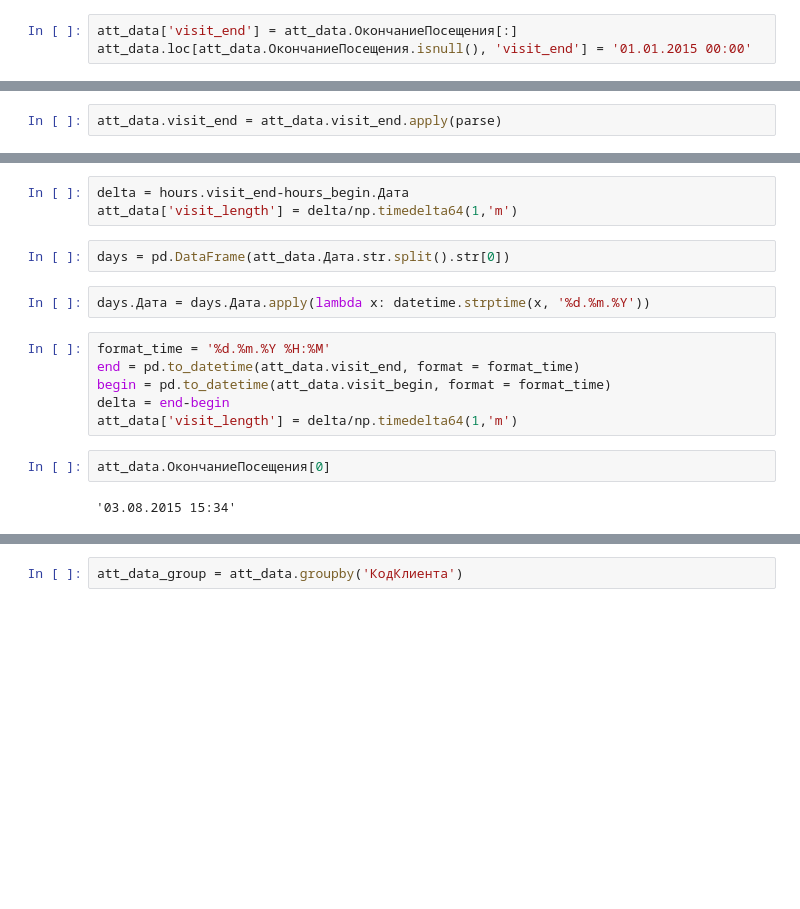
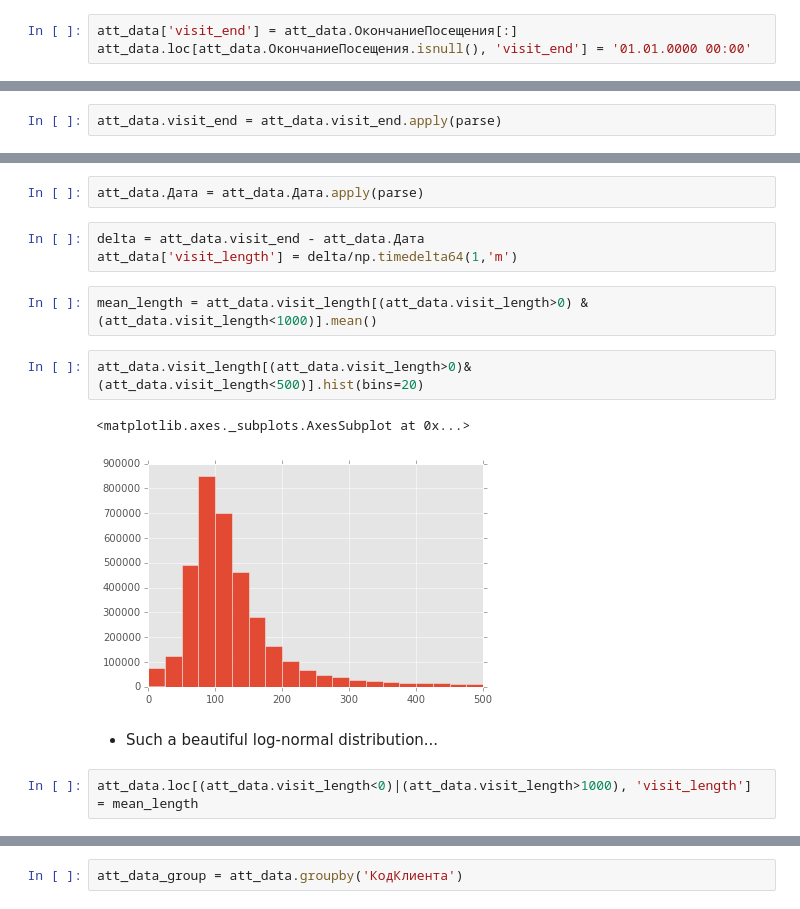
Before and after one commit to DmitrySerg/WorldClass, a Jupyter notebook: WorldClass_DataPrep.ipynb, the cells around one changed output, grey strips where cells are left out. Drawn from its saved outputs; the diff is of its cells as text; blank space fills up the shorter version.

```diff
--- a/WorldClass_DataPrep.ipynb
+++ b/WorldClass_DataPrep.ipynb
@@ -449,6 +454,6 @@ Obvious variable - length of visit
 - What was the day and the month a person attended the gym
 # %%
 att_data['visit_end'] = att_data.ОкончаниеПосещения[:]
-att_data.loc[att_data.ОкончаниеПосещения.isnull(), 'visit_end'] = '01.01.2015 00:00'
+att_data.loc[att_data.ОкончаниеПосещения.isnull(), 'visit_end'] = '01.01.0000 00:00'
 # %%
 from dateutil.parser import parse
@@ -463,17 +466,16 @@ att_data.visit_end = att_data.visit_end.apply(parse)
+# %%
+att_data.Дата = att_data.Дата.apply(parse)
 # %%
-delta = hours.visit_end-hours_begin.Дата
+delta = att_data.visit_end - att_data.Дата
 att_data['visit_length'] = delta/np.timedelta64(1,'m')
-# %%
-days = pd.DataFrame(att_data.Дата.str.split().str[0])
-# %%
-days.Дата = days.Дата.apply(lambda x: datetime.strptime(x, '%d.%m.%Y'))
-# %%
-format_time = '%d.%m.%Y %H:%M'
-end = pd.to_datetime(att_data.visit_end, format = format_time)
-begin = pd.to_datetime(att_data.visit_begin, format = format_time)
-delta = end-begin
-att_data['visit_length'] = delta/np.timedelta64(1,'m')
-# %%
-att_data.ОкончаниеПосещения[0]
-# %% [output]
-'03.08.2015 15:34'
+# %%
+mean_length = att_data.visit_length[(att_data.visit_length>0) & (att_data.visit_length<1000)].mean()
+# %%
+att_data.visit_length[(att_data.visit_length>0)&(att_data.visit_length<500)].hist(bins=20)
+# %% [output]
+<matplotlib.axes._subplots.AxesSubplot at 0x...>
+[figure, added]
+# %% [markdown]
+- Such a beautiful log-normal distribution...
+# %%
+att_data.loc[(att_data.visit_length<0)|(att_data.visit_length>1000), 'visit_length'] = mean_length
```
Also changed, not shown: parts of 8 cells of this notebook.
